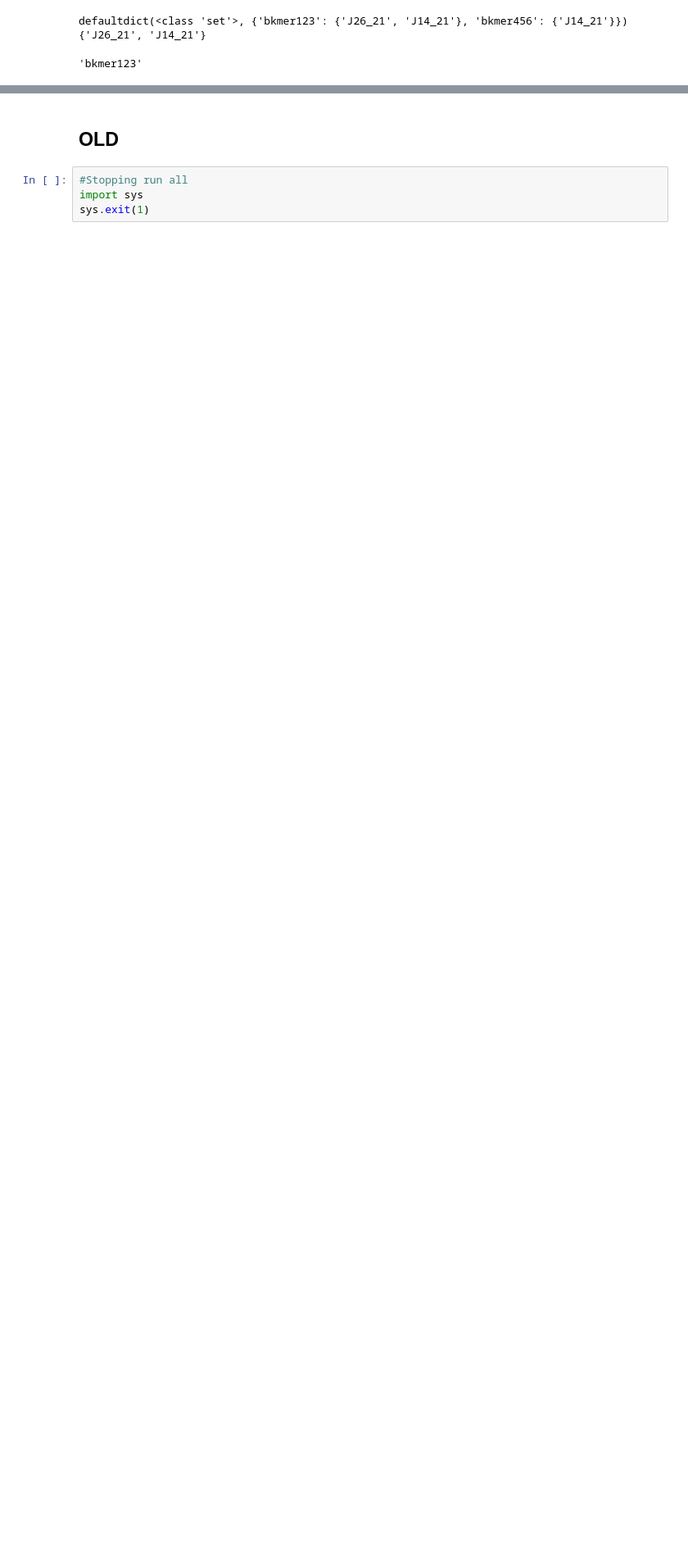
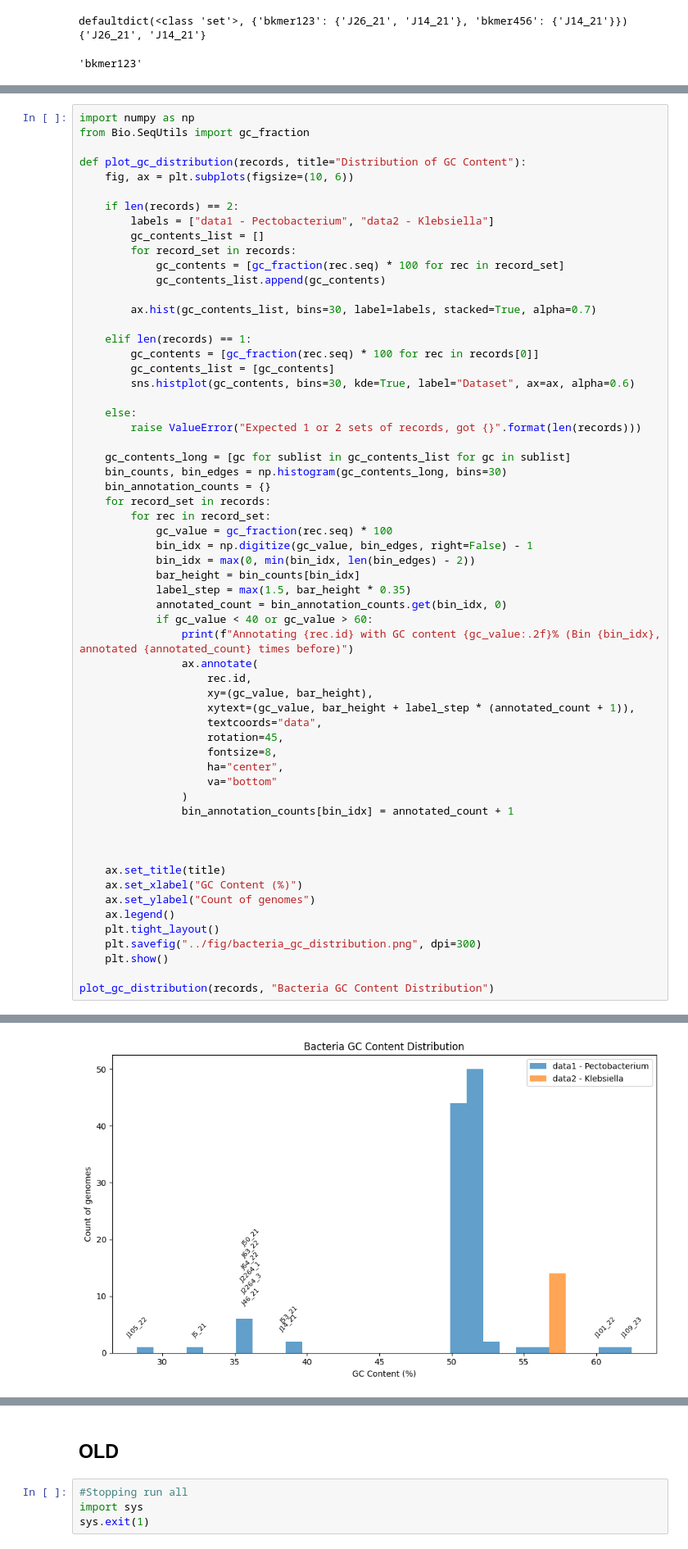
Before and after one commit to azzy72/PredictPhagePPI, a Jupyter notebook: notebooks/bact_eda.ipynb, the cells around one changed output, grey strips where cells are left out. Shown at 82% size. Cells and saved outputs as stored; diff of their text form; blank space fills up the shorter version.

```diff
--- a/notebooks/bact_eda.ipynb
+++ b/notebooks/bact_eda.ipynb
@@ -306,0 +387,61 @@ defaultdict(<class 'set'>, {'bkmer123': {'J26_21', 'J14_21'}, 'bkmer456': {'J14_
+# %%
+import numpy as np
+from Bio.SeqUtils import gc_fraction
+
+def plot_gc_distribution(records, title="Distribution of GC Content"):
+    fig, ax = plt.subplots(figsize=(10, 6))
+
+    if len(records) == 2:
+        labels = ["data1 - Pectobacterium", "data2 - Klebsiella"]
+        gc_contents_list = []
+        for record_set in records:
+            gc_contents = [gc_fraction(rec.seq) * 100 for rec in record_set]
+            gc_contents_list.append(gc_contents)
+
+        ax.hist(gc_contents_list, bins=30, label=labels, stacked=True, alpha=0.7)
+
+    elif len(records) == 1:
+        gc_contents = [gc_fraction(rec.seq) * 100 for rec in records[0]]
+        gc_contents_list = [gc_contents]
+        sns.histplot(gc_contents, bins=30, kde=True, label="Dataset", ax=ax, alpha=0.6)
+
+    else:
+        raise ValueError("Expected 1 or 2 sets of records, got {}".format(len(records)))
+
+    gc_contents_long = [gc for sublist in gc_contents_list for gc in sublist]
+    bin_counts, bin_edges = np.histogram(gc_contents_long, bins=30)
+    bin_annotation_counts = {}
+    for record_set in records:
+        for rec in record_set:
+            gc_value = gc_fraction(rec.seq) * 100
+            bin_idx = np.digitize(gc_value, bin_edges, right=False) - 1
+            bin_idx = max(0, min(bin_idx, len(bin_edges) - 2))
+            bar_height = bin_counts[bin_idx]
+            label_step = max(1.5, bar_height * 0.35)
+            annotated_count = bin_annotation_counts.get(bin_idx, 0)
+            if gc_value < 40 or gc_value > 60:
+                print(f"Annotating {rec.id} with GC content {gc_value:.2f}% (Bin {bin_idx}, annotated {annotated_count} times before)")
+                ax.annotate(
+                    rec.id,
+                    xy=(gc_value, bar_height),
+                    xytext=(gc_value, bar_height + label_step * (annotated_count + 1)),
+                    textcoords="data",
+                    rotation=45,
+                    fontsize=8,
+                    ha="center",
+                    va="bottom"
+                )
+                bin_annotation_counts[bin_idx] = annotated_count + 1
+
+
+
+    ax.set_title(title)
+    ax.set_xlabel("GC Content (%)")
+    ax.set_ylabel("Count of genomes")
+    ax.legend()
+    plt.tight_layout()
+    plt.savefig("../fig/bacteria_gc_distribution.png", dpi=300)
+    plt.show()
+
+plot_gc_distribution(records, "Bacteria GC Content Distribution")
+# %% [output]
@@ -306,0 +460 @@ defaultdict(<class 'set'>, {'bkmer123': {'J26_21', 'J14_21'}, 'bkmer456': {'J14_
+[figure, added]
```
Also changed, not shown: parts of 6 cells of this notebook, 4 other files.
